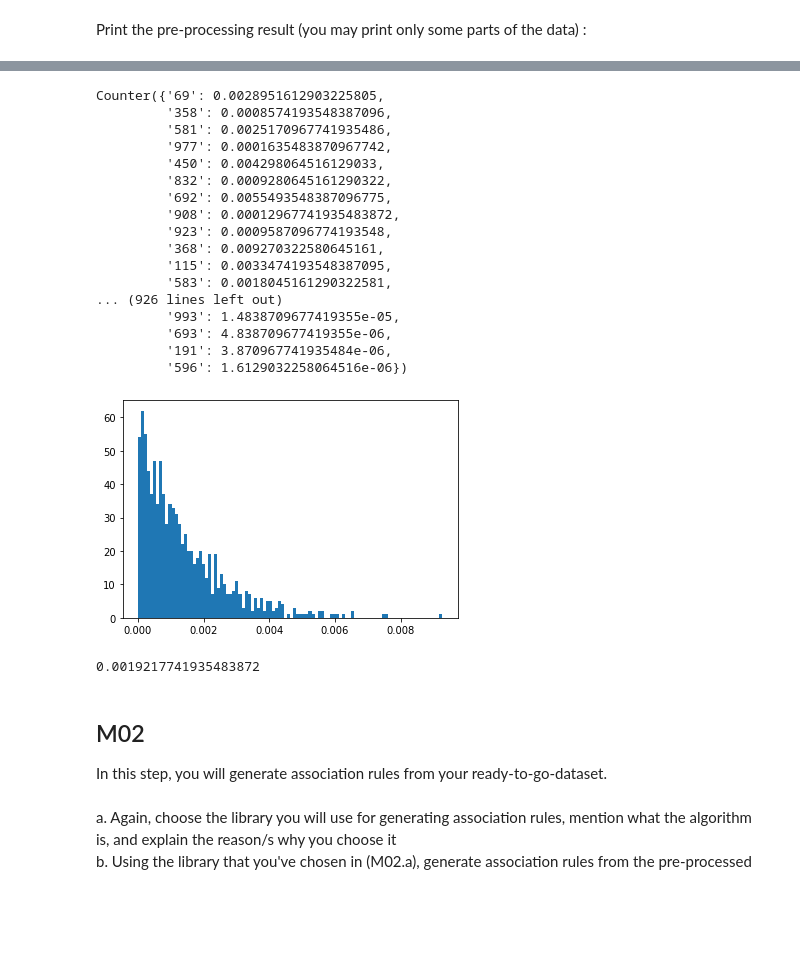
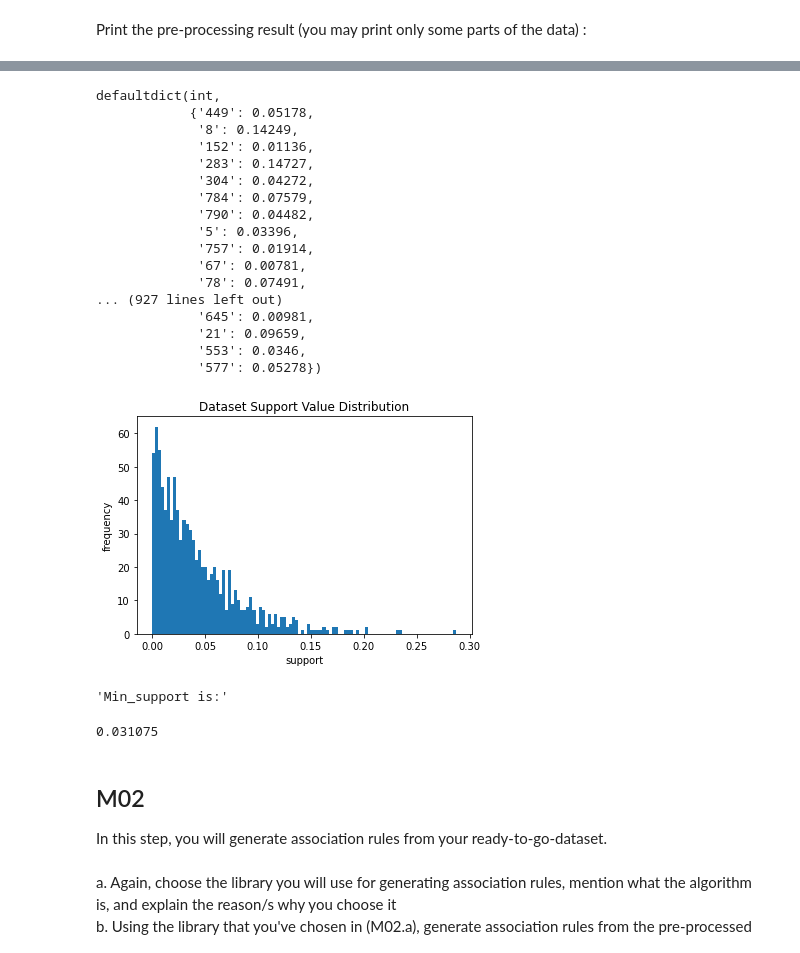
Before and after one commit to Kumaken/data-science-and-data-mining, a Jupyter notebook: Hands-ons/W7/W07_13517068_Abel_Stanley.ipynb, the cells around one changed output, grey strips where cells are left out. Saved outputs shown, nothing was run; the diff lists cells and outputs as text; code cells hidden in the pictures; blank space fills up the shorter version.

```diff
--- a/Hands-ons/W7/W07_13517068_Abel_Stanley.ipynb
+++ b/Hands-ons/W7/W07_13517068_Abel_Stanley.ipynb
@@ -58,5 +75,9 @@ item_belanja
 # %%
-# count number of elements in the dataset:
-total_elements = len(item_belanja) * len(item_belanja[0])
-display(count)
+# count total transactions in the dataset:
+total_tsxs = len(item_belanja)
+display(total_tsxs)
+
+# count total elements
+# total_elements = len(item_belanja) * len(item_belanja[0])
+# display(total_elements)
 # %% [output]
@@ -65,8 +86,20 @@ display(count)
 # Count number of occurences of every value in the dataset
 from collections import Counter
 
-value_counts = Counter(x for xs in item_belanja for x in set(xs))
+
+uniques = set(x for l in item_belanja for x in l)
+# display(uniques)
+
+from collections import defaultdict
+value_counts = defaultdict(int)
+for unique in uniques:
+    for tsx in item_belanja:
+        if(unique in tsx):
+            value_counts[unique] +=1
+
 display(value_counts)
+# value_counts = Counter(x for xs in item_belanja for x in set(xs))
+# display(value_counts)
 # EQUALS TO:
 
 # >>> c = Counter()
@@ -96,45 +129,49 @@ Counter({'69': 8975,
 # %%
 # count support val for every value:
 for key,val in value_counts.items():
-    value_counts[key] = val / total_elements
+    value_counts[key] = val / total_tsxs
 
 display(value_counts)
 # %% [output]
-Counter({'69': 0.0028951612903225805,
-         '358': 0.0008574193548387096,
-         '581': 0.0025170967741935486,
-         '977': 0.0001635483870967742,
-         '450': 0.004298064516129033,
-         '832': 0.0009280645161290322,
-         '692': 0.0055493548387096775,
-         '908': 0.00012967741935483872,
-         '923': 0.0009587096774193548,
-         '368': 0.009270322580645161,
-         '115': 0.0033474193548387095,
-         '583': 0.0018045161290322581,
-... (926 lines left out)
-         '993': 1.4838709677419355e-05,
-         '693': 4.838709677419355e-06,
-         '191': 3.870967741935484e-06,
-         '596': 1.6129032258064516e-06})
+defaultdict(int,
+            {'449': 0.05178,
+             '8': 0.14249,
+             '152': 0.01136,
+             '283': 0.14727,
+             '304': 0.04272,
+             '784': 0.07579,
+             '790': 0.04482,
+             '5': 0.03396,
+             '757': 0.01914,
+             '67': 0.00781,
+             '78': 0.07491,
+... (927 lines left out)
+             '645': 0.00981,
+             '21': 0.09659,
+             '553': 0.0346,
+             '577': 0.05278})
 # %%
 values = value_counts.values()
 
 # plot value data distribution at each element
 # plt.barh(values, np.arange(len(values)))
 # plt.show()
 
 # plot frequency of each values
 plt.hist(values, bins=100)
+plt.title('Dataset Support Value Distribution')
+plt.xlabel("support")
+plt.ylabel("frequency")
 plt.show()
 # %% [output]
-[figure, old version]
+[figure, new version]
 # %%
-# min-support is the 0.75 percentile
-min_support = np.percentile(list(values), 75)
-display(min_support)
+# ASSUME: appropriate min-support is the 0.5 percentile
+min_support = np.percentile(list(values),50)
+display("Min_support is:", min_support)
 # %% [output]
-0.0019217741935483872
+'Min_support is:'
+0.031075
 # %% [markdown]
 ## M02
 In this step, you will generate association rules from your ready-to-go-dataset.<br><br>
```
Also changed, not shown: parts of 32 cells of this notebook.
